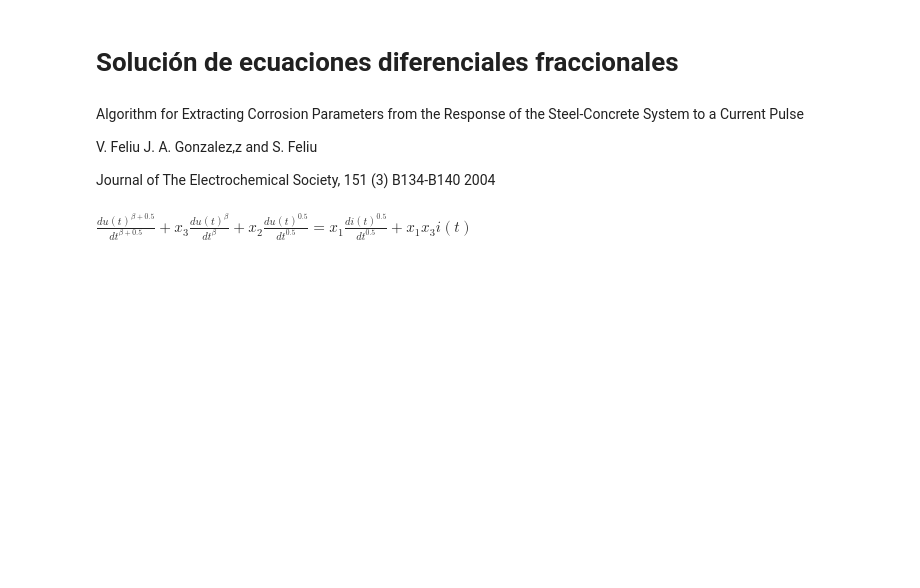
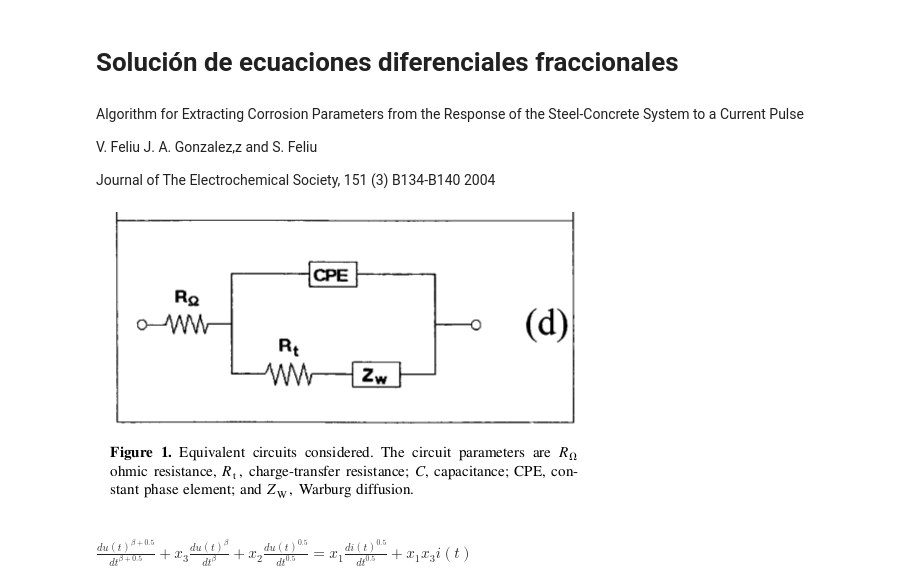
Before and after one commit to lmpizarro/apuntes-python-cientifico, a Jupyter notebook: cursoPython/companionModel.ipynb, the cells around one changed output. Saved outputs shown, nothing was run; the diff lists cells and outputs as text; code cells hidden in the pictures; blank space fills up the shorter version.

Commit message:
added circuito randles fase constante

```diff
--- a/cursoPython/companionModel.ipynb
+++ b/cursoPython/companionModel.ipynb
@@ -6,6 +6,11 @@ Algorithm for Extracting Corrosion Parameters from the Response of the Steel-Con
 V. Feliu J. A. Gonzalez,z and S. Feliu
 
 Journal of The Electrochemical Society, 151 (3) B134-B140 2004
+# %%
+from IPython.display import Image
+Image(filename="circuito-equivalente.png")
+# %% [output]
+[figure, added]
 # %% [markdown]
 $\frac {d u(t)^{\beta + 0.5}} {d t ^{\beta + 0.5}} + x_3 \frac {d u(t)^{\beta}} {d t ^{\beta}} + x_2 \frac {d u(t)^{0.5}} {d t ^{0.5}} = x_1 \frac {d i(t)^{0.5}} {d t ^{0.5}} + x_1 x_3 i(t)$
 # %% [markdown]
```
Also changed, not shown: parts of 2 cells of this notebook, 1 other file.
